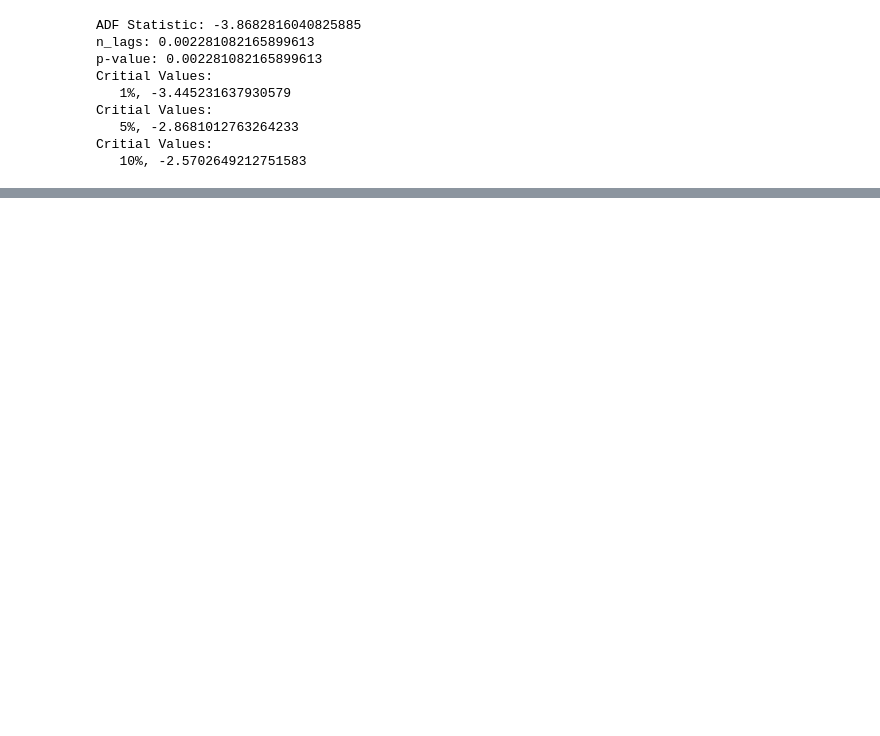
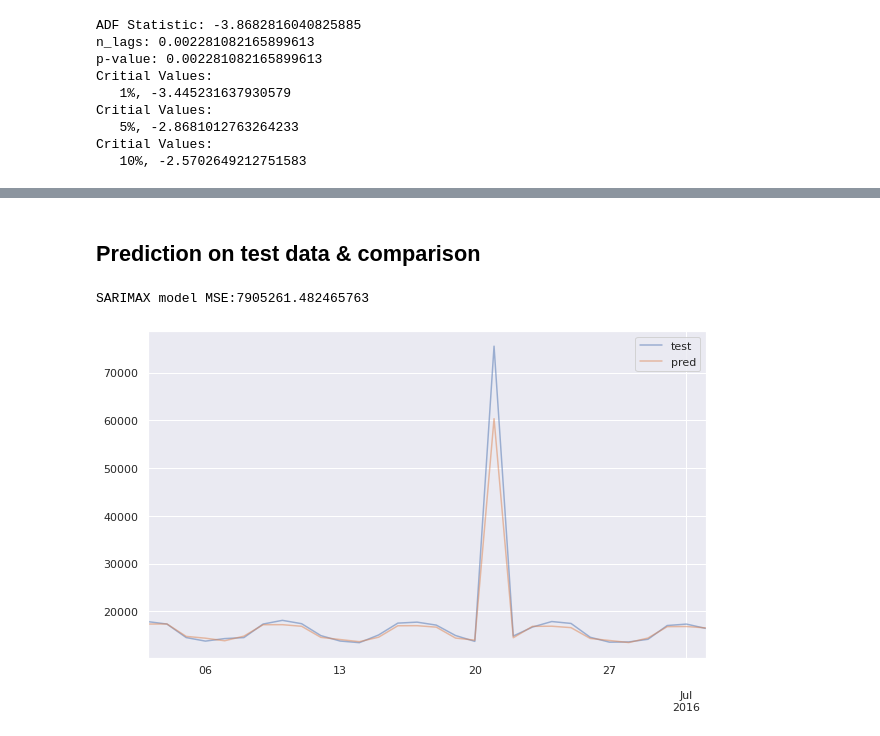
Before and after one commit to nikita-gith/wq-grn-revenue-prediction, a Jupyter notebook: Untitled.ipynb, the cells around one changed output, grey strips where cells are left out. Cells and saved outputs as stored; diff of their text form; code cells hidden in the pictures; blank space fills up the shorter version.

```diff
--- a/Untitled.ipynb
+++ b/Untitled.ipynb
@@ -102,0 +234,14 @@ Critial Values:
+# %% [markdown]
+## Prediction on test data & comparison
+# %%
+## Test data prediction and comparision
+from sklearn.metrics import mean_squared_error
+pred_test = sarimax.predict('2016-06-03','2016-07-02',exog = test[['PRICE','discount','offer']][:30])
+print('SARIMAX model MSE:{}'.format(mean_squared_error(test['TOTAL'][:30],np.exp(pred_test))))
+# %% [output]
+SARIMAX model MSE:7905261.482465763
+# %%
+pd.DataFrame({'test':test['TOTAL'][:30],'pred':np.exp(pred_test)}).plot(figsize=(10,6),alpha=0.5)
+plt.show()
+# %% [output]
+[figure, added]
```
Also changed, not shown: parts of 26 cells of this notebook.
